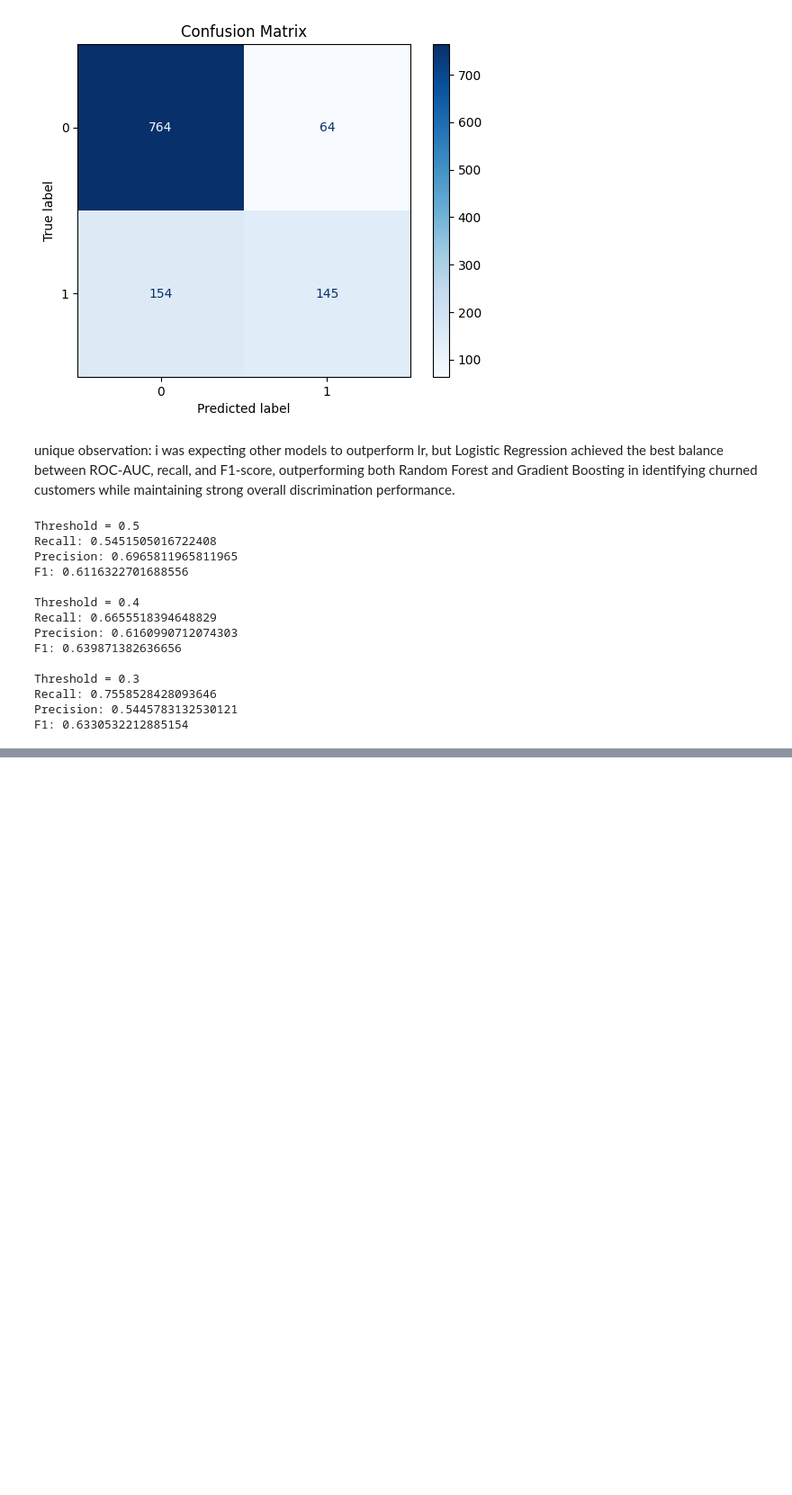
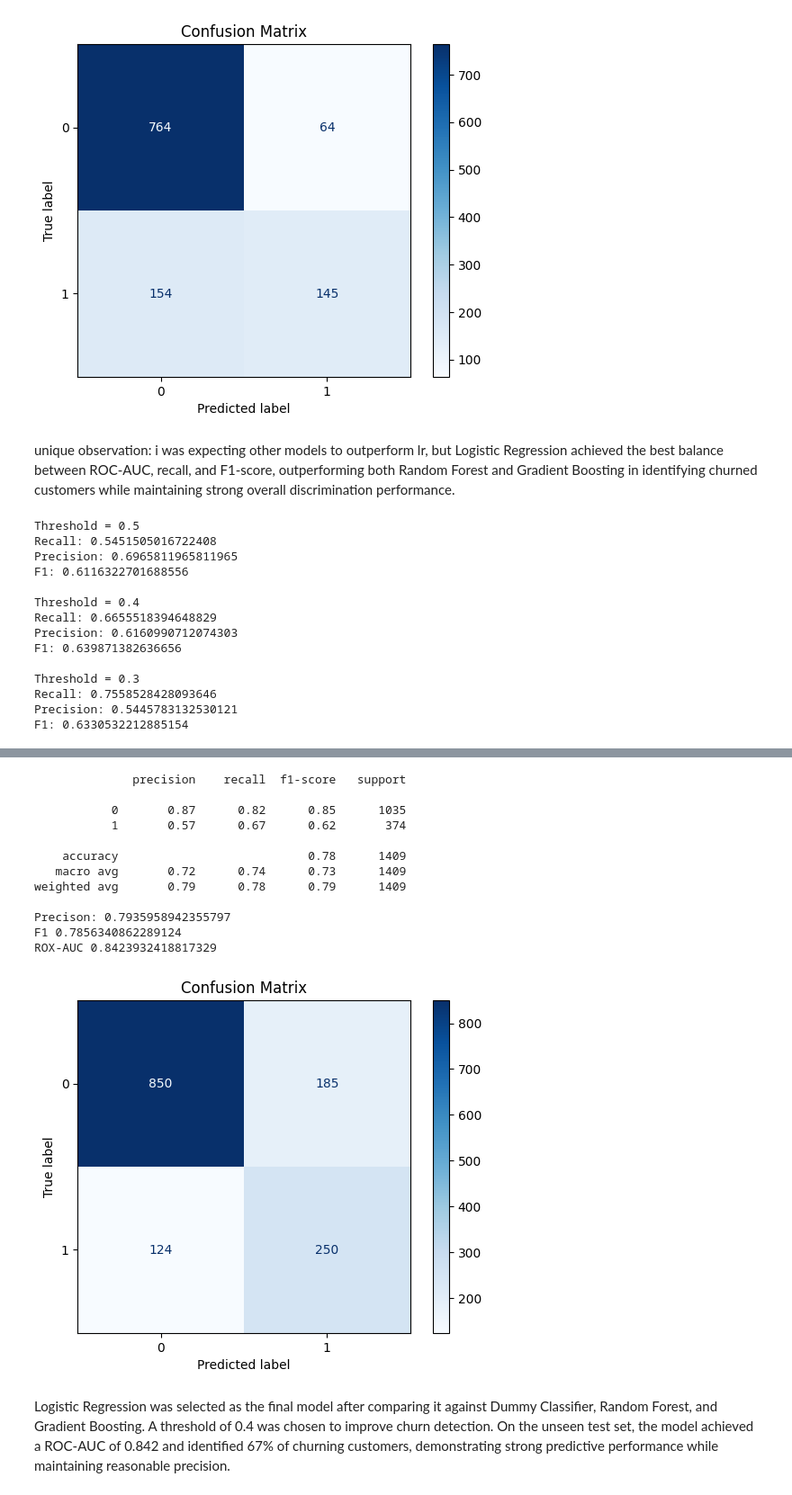
Before and after one commit to Kaemiii-SS/Churn-Prediction-System, a Jupyter notebook: training/model_training.ipynb, the cells around one changed output, grey strips where cells are left out. Shown at 90% size. Saved outputs shown, nothing was run; the diff lists cells and outputs as text; code cells hidden in the pictures; blank space fills up the shorter version.

Commit message:
finalising the churn_prediction model and testing metrics on test set

```diff
--- a/training/model_training.ipynb
+++ b/training/model_training.ipynb
@@ -402,3 +402,13 @@ Threshold = 0.3
 Recall: 0.7558528428093646
 Precision: 0.5445783132530121
 F1: 0.6330532212885154
+# %%
+final_pipeline = Pipeline([
+    ("preprocessor", preprocessor),
+    ("model", LogisticRegression(
+        max_iter=1000,
+        random_state=42
+    ))
+])
+
+final_pipeline.fit(X_train, y_train)
@@ -404,0 +433,30 @@ F1: 0.6330532212885154
+# %%
+probs_test = final_pipeline.predict_proba(X_test)[:, 1]
+
+y_pred_test = (probs_test > 0.4).astype(int)
+# %%
+print(classification_report(y_test, y_pred_test))
+print("Precison:", precision_score(y_test, y_pred_test, average="weighted"))
+print("F1", f1_score(y_test, y_pred_test, average="weighted"))
+print("ROX-AUC", roc_auc_score(y_test, final_pipeline.predict_proba(X_test)[:,1]))
+
+cm = confusion_matrix(y_test, y_pred_test)
+ConfusionMatrixDisplay(cm, display_labels=final_pipeline.classes_).plot(cmap="Blues")
+plt.title("Confusion Matrix")
+plt.show()
+# %% [output]
+              precision    recall  f1-score   support
+
+           0       0.87      0.82      0.85      1035
+           1       0.57      0.67      0.62       374
+
+    accuracy                           0.78      1409
+   macro avg       0.72      0.74      0.73      1409
+weighted avg       0.79      0.78      0.79      1409
+
+Precison: 0.7935958942355797
+F1 0.7856340862289124
+ROX-AUC 0.8423932418817329
+[figure, added]
+# %% [markdown]
+Logistic Regression was selected as the final model after comparing it against Dummy Classifier, Random Forest, and Gradient Boosting. A threshold of 0.4 was chosen to improve churn detection. On the unseen test set, the model achieved a ROC-AUC of 0.842 and identified 67% of churning customers, demonstrating strong predictive performance while maintaining reasonable precision.
```
Also changed, not shown: parts of 1 cell of this notebook.
